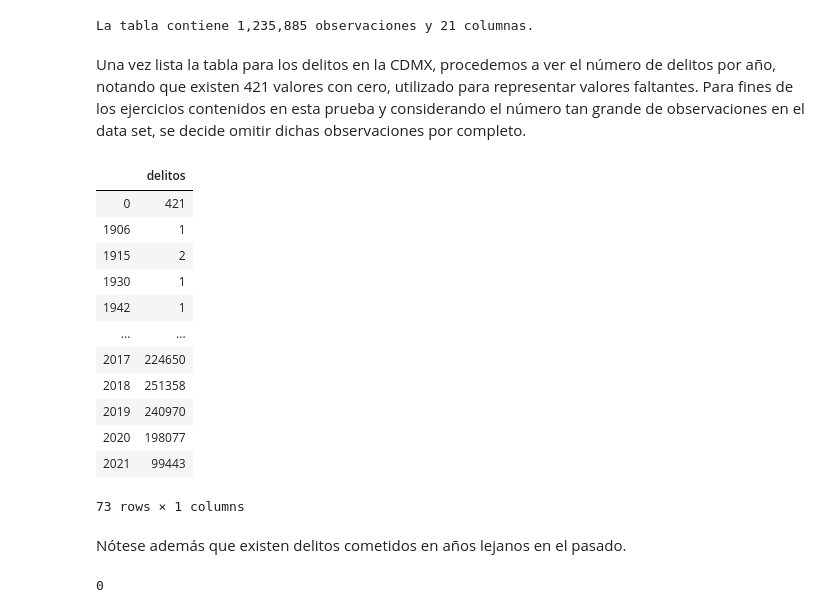
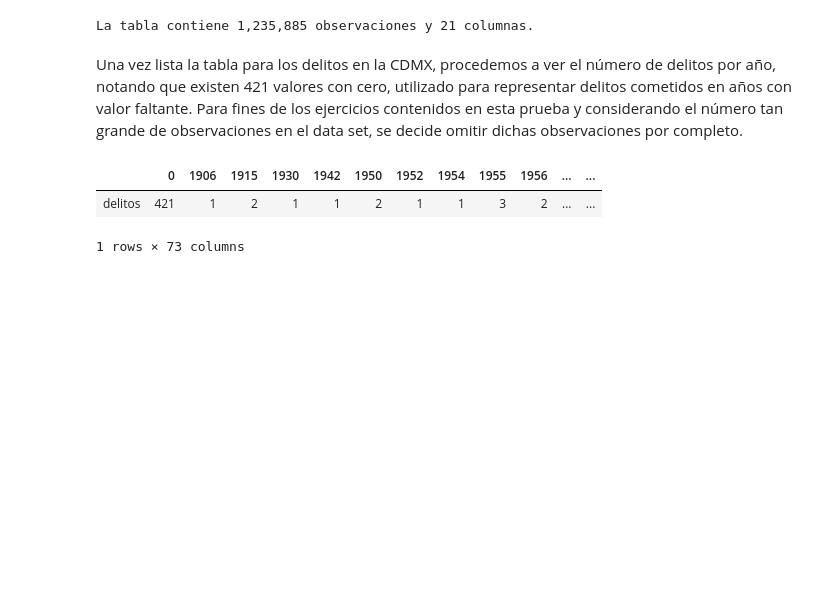
Before and after one commit to DarioDC/OPI, a Jupyter notebook: Examen_DarioDiazCuevas.ipynb, the cells around one changed output. Cells and saved outputs as stored; diff of their text form; code cells hidden in the pictures; blank space fills up the shorter version.

Commit message:
Añadiendo contenido al ejercicio A

```diff
--- a/Examen_DarioDiazCuevas.ipynb
+++ b/Examen_DarioDiazCuevas.ipynb
@@ -180,30 +184,11 @@ print(f"La tabla contiene {del_cdmx.shape[0]:,} observaciones y {del_cdmx.shape[
 # %% [output]
 La tabla contiene 1,235,885 observaciones y 21 columnas.
 # %% [markdown]
-Una vez lista la tabla para los delitos en la CDMX, procedemos a ver el número de delitos por año, notando que existen 421 valores con cero, utilizado para representar valores faltantes. Para fines de los ejercicios contenidos en esta prueba y considerando el número tan grande de observaciones en el data set, se decide omitir dichas observaciones por completo.
+Una vez lista la tabla para los delitos en la CDMX, procedemos a ver el número de delitos por año, notando que existen 421 valores con cero, utilizado para representar delitos cometidos en años con valor faltante. Para fines de los ejercicios contenidos en esta prueba y considerando el número tan grande de observaciones en el data set, se decide omitir dichas observaciones por completo.
 # %%
 #conteo de delitos por año
-pd.DataFrame(del_cdmx['ao_hechos'].value_counts().sort_index()).rename(columns={'ao_hechos':'delitos'})
+pd.DataFrame(del_cdmx['ao_hechos'].value_counts().sort_index()).rename(columns={'ao_hechos':'delitos'}).transpose()
 # %% [output]
-|  | delitos |
-| 0 | 421 |
-| 1906 | 1 |
-| 1915 | 2 |
-| 1930 | 1 |
-| 1942 | 1 |
-| ... | ... |
-| 2017 | 224650 |
-| 2018 | 251358 |
-| 2019 | 240970 |
-| 2020 | 198077 |
-| 2021 | 99443 |
+|  | 0 | 1906 | 1915 | 1930 | 1942 | 1950 | 1952 | 1954 | 1955 | 1956 | ... | ... |
+| delitos | 421 | 1 | 2 | 1 | 1 | 2 | 1 | 1 | 3 | 2 | ... | ... |
-73 rows × 1 columns
+1 rows × 73 columns
-# %% [markdown]
-Nótese además que existen delitos cometidos en años lejanos en el pasado.
-# %%
-#checar tendencia general
-trend_gen = pd.DataFrame(del_cdmx['fecha_hechos_dt'][del_cdmx['fecha_hechos_dt']>=pd.Timestamp(1900,12,31)].value_counts().sort_index()).rename(columns={'fecha_hechos_dt':'delitos'})
-trend_gen['MA'] = trend_gen.rolling(window=10).mean()
-sum(trend_gen.index.isna())
-# %% [output]
-0
```
Also changed, not shown: parts of 27 cells of this notebook.
